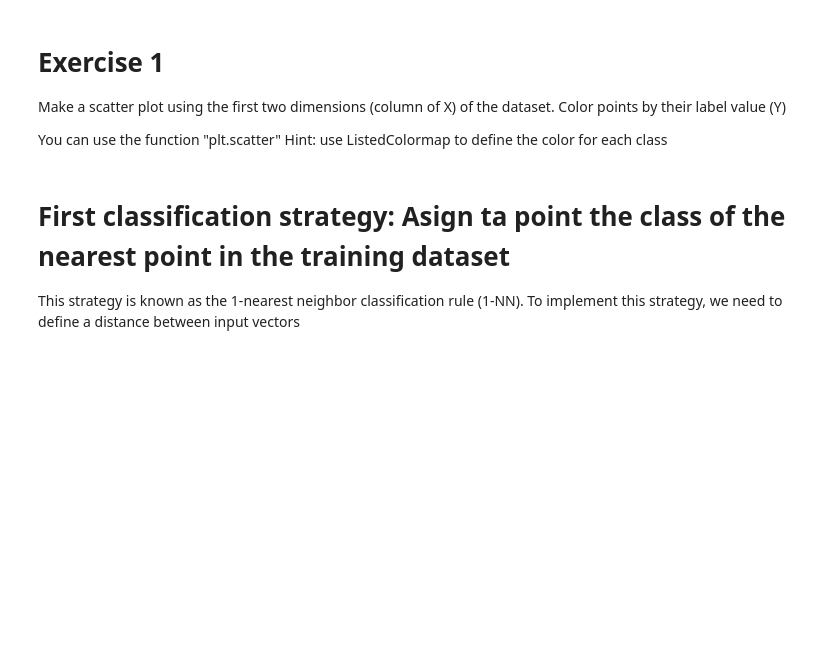
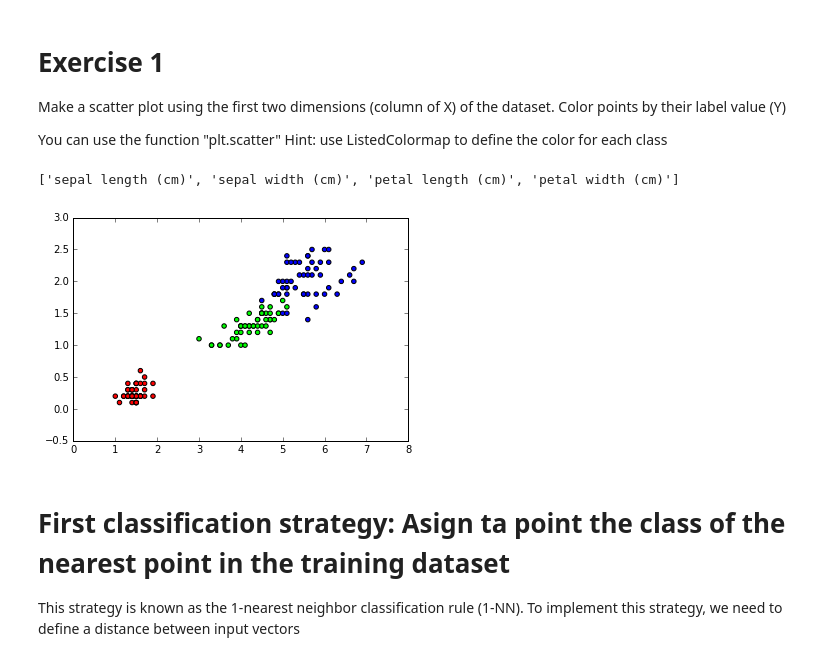
Before and after one commit to luisitobarcito/UM_REU_2018, a Jupyter notebook: Classification-to-complete.ipynb, the cells around one changed output. Saved outputs shown, nothing was run; the diff lists cells and outputs as text; code cells hidden in the pictures; blank space fills up the shorter version.

```diff
--- a/Classification-to-complete.ipynb
+++ b/Classification-to-complete.ipynb
@@ -34,3 +44,12 @@ Hint: use ListedColormap to define the color for each class
+# %%
+## Write some lines of code here
+print(iris.feature_names)
+my_cmap = ListedColormap([[1,0,0], [0,1,0], [0,0,1]])
+plt.scatter(X[:,2], X[:, 3], s=20, c=Y, cmap=my_cmap)
+plt.show()
+# %% [output]
+['sepal length (cm)', 'sepal width (cm)', 'petal length (cm)', 'petal width (cm)']
+[figure, added]
 # %% [markdown]
 # First classification strategy: Asign ta point the class of the nearest point in the training dataset
 This strategy is known as the 1-nearest neighbor classification rule (1-NN). To implement this strategy, we need to define a distance between input vectors
```
Also changed, not shown: parts of 8 cells of this notebook, 2 other files.
